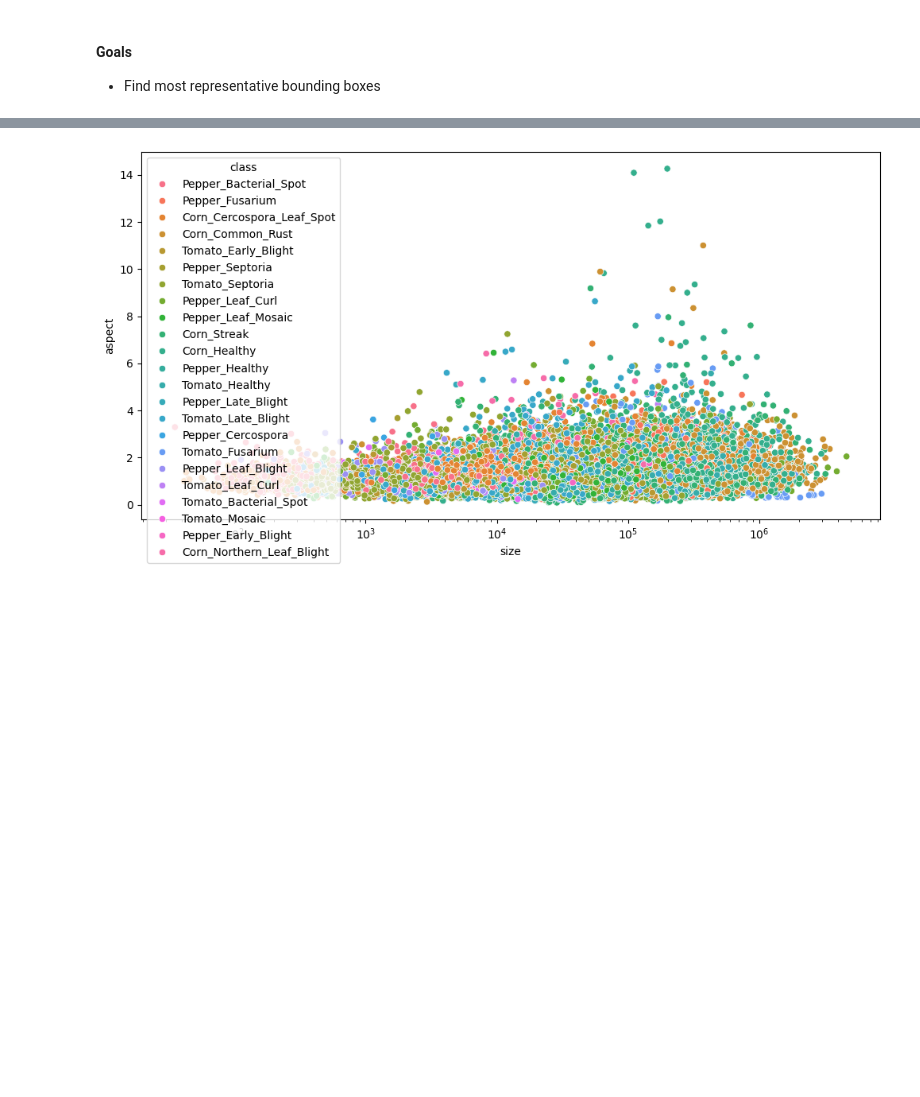
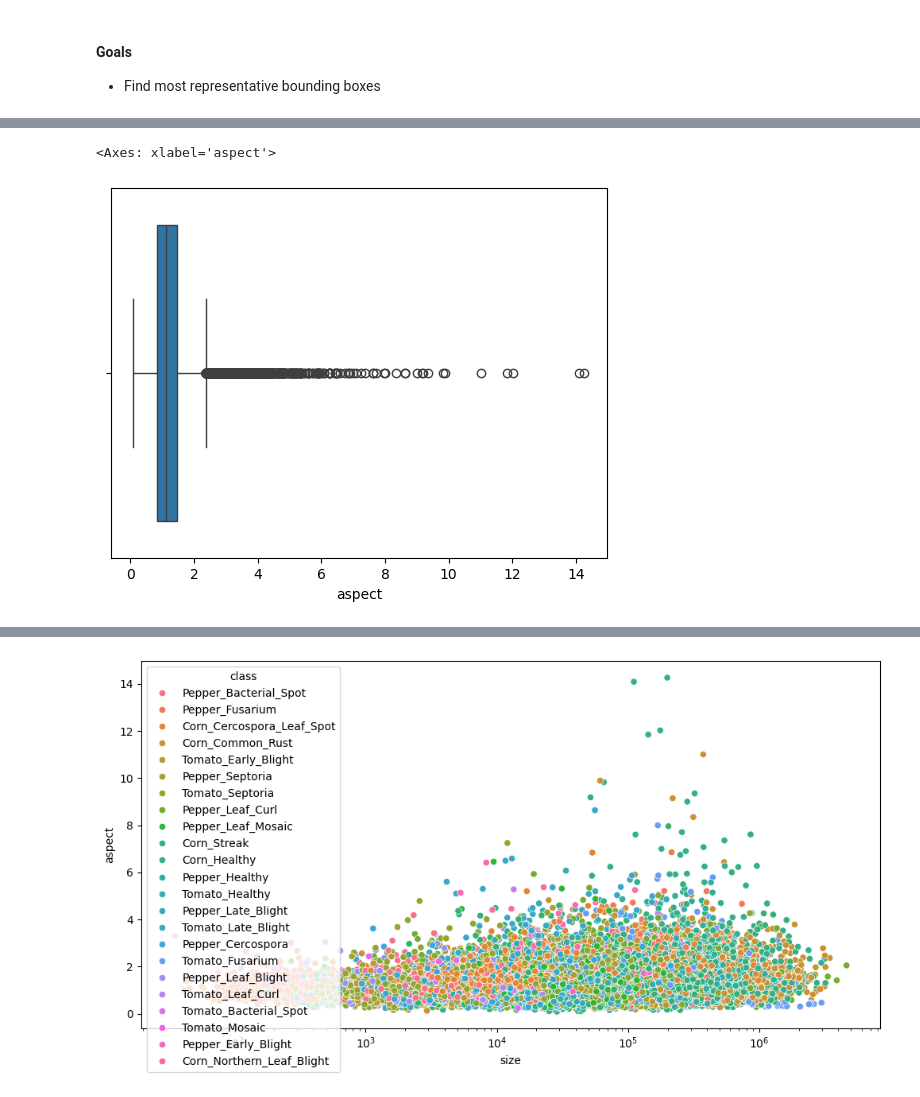
Before and after one commit to e-hokage777/Crop_Disease_Detection, a Jupyter notebook: notebooks/EDA.ipynb, the cells around one changed output, grey strips where cells are left out. Drawn from its saved outputs; the diff is of its cells as text; code cells hidden in the pictures; blank space fills up the shorter version.

```diff
--- a/notebooks/EDA.ipynb
+++ b/notebooks/EDA.ipynb
@@ -39,3 +88,9 @@ df_train.describe()
 | 50% | 1.0 | 994.930609 | 1568.155180 | 1246.348948 | 1838.952447 | 151.307757 | 136.164596 | 2.094541e+04 | 1.114922 |
 | 75% | 1.0 | 1551.876065 | 2363.446657 | 1810.713525 | 2663.181818 | 332.064043 | 289.003820 | 9.383579e+04 | 1.456650 |
 | max | 1.0 | 4295.942029 | 5908.600181 | 4480.000000 | 6567.427798 | 3079.176365 | 2581.551619 | 4.618730e+06 | 14.262997 |
+# %%
+sns.boxplot(df_train, x="aspect")
+# sns.boxplot(df_train[df_train["width"] <= 300], x="width")
+# %% [output]
+<Axes: xlabel='aspect'>
+[figure, added]
```
Also changed, not shown: parts of 50 cells of this notebook, 19 other files.
